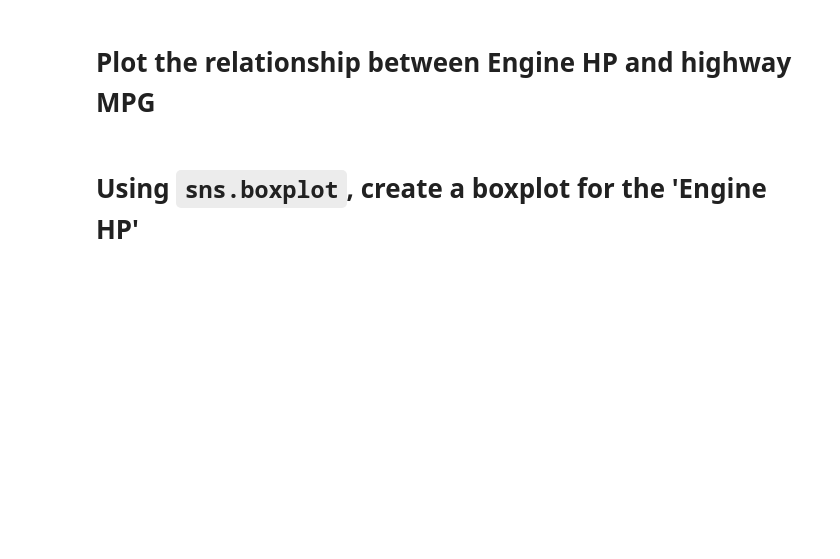
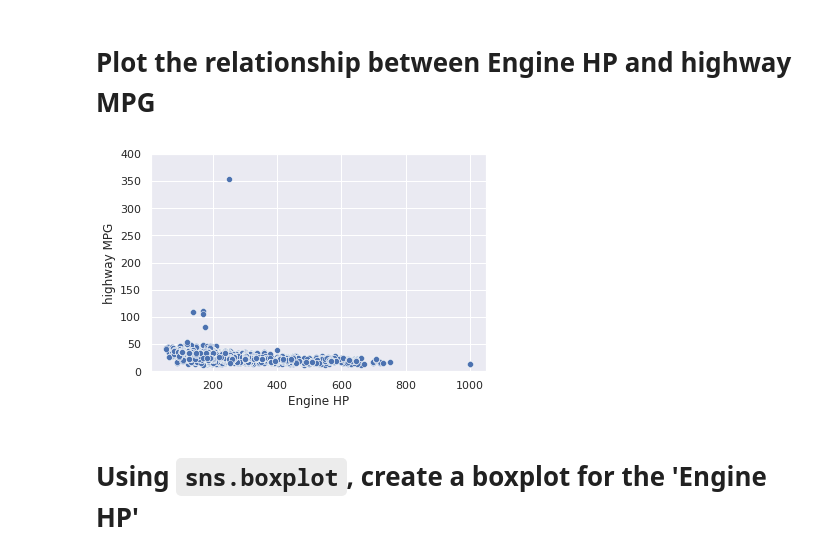
Before and after one commit to AlexOneUp/2022-fall-data-science, a Jupyter notebook: Week-02-EDA/Exercise-EDA.ipynb, the cells around one changed output. Drawn from its saved outputs; the diff is of its cells as text; code cells hidden in the pictures; blank space fills up the shorter version.

```diff
--- a/Week-02-EDA/Exercise-EDA.ipynb
+++ b/Week-02-EDA/Exercise-EDA.ipynb
@@ -277,6 +291,13 @@ Name: highway MPG, dtype: float64
 # Plot the relationship between Engine HP and highway MPG
 # %%
 # Plot the relationship between Engine HP and highway MPG
+ax_scatterplot = sns.scatterplot(
+    data = df,
+    x = 'Engine HP',
+    y = 'highway MPG'
+).set_ylim(0,400)
+# %% [output]
+[figure, added]
 # %% [markdown]
 # Using `sns.boxplot`, create a boxplot for the 'Engine HP'
 # %%
```
Also changed, not shown: parts of 22 cells of this notebook.
